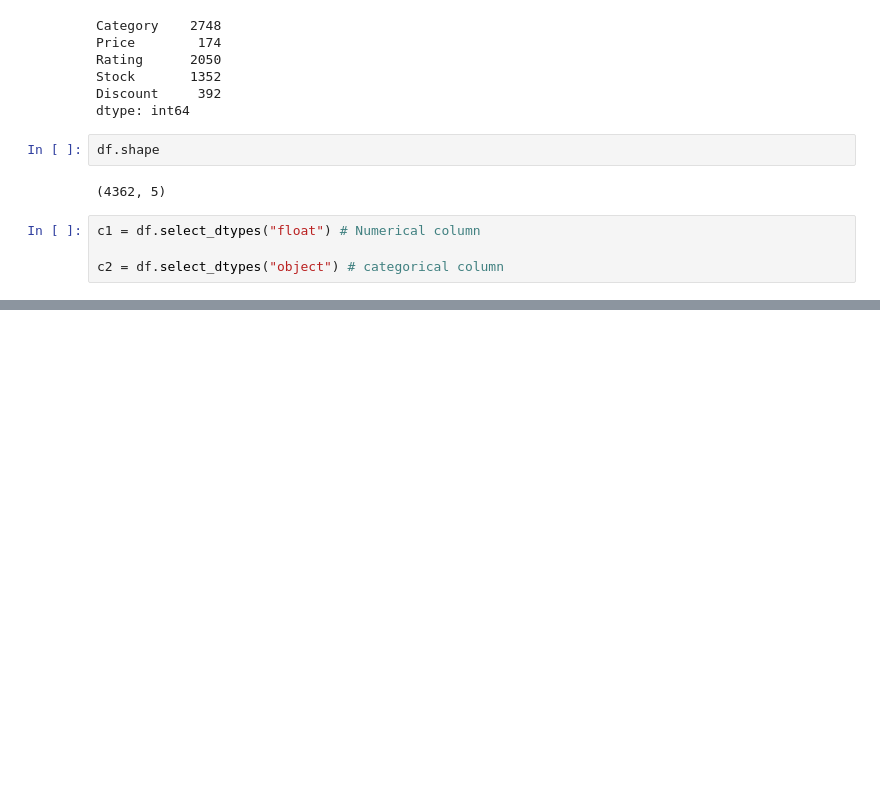
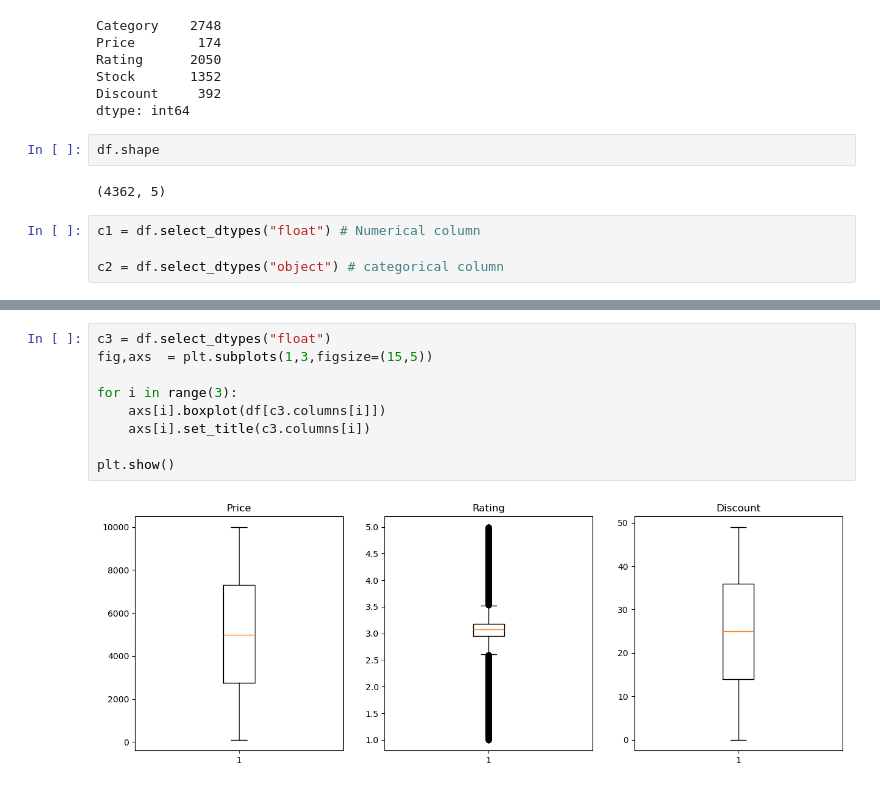
Before and after one commit to Jishnu-12/Data-analytics, a Jupyter notebook: Machine-Learning/ML-Linear-Regression3.ipynb, the cells around one changed output, grey strips where cells are left out. Cells and saved outputs as stored; diff of their text form; blank space fills up the shorter version.

```diff
--- a/Machine-Learning/ML-Linear-Regression3.ipynb
+++ b/Machine-Learning/ML-Linear-Regression3.ipynb
@@ -59,0 +85,11 @@ c2 = df.select_dtypes("object") # categorical column
+# %%
+c3 = df.select_dtypes("float")
+fig,axs  = plt.subplots(1,3,figsize=(15,5))
+
+for i in range(3):
+    axs[i].boxplot(df[c3.columns[i]])
+    axs[i].set_title(c3.columns[i])
+
+plt.show()
+# %% [output]
+[figure, added]
```
Also changed, not shown: parts of 10 cells of this notebook.
